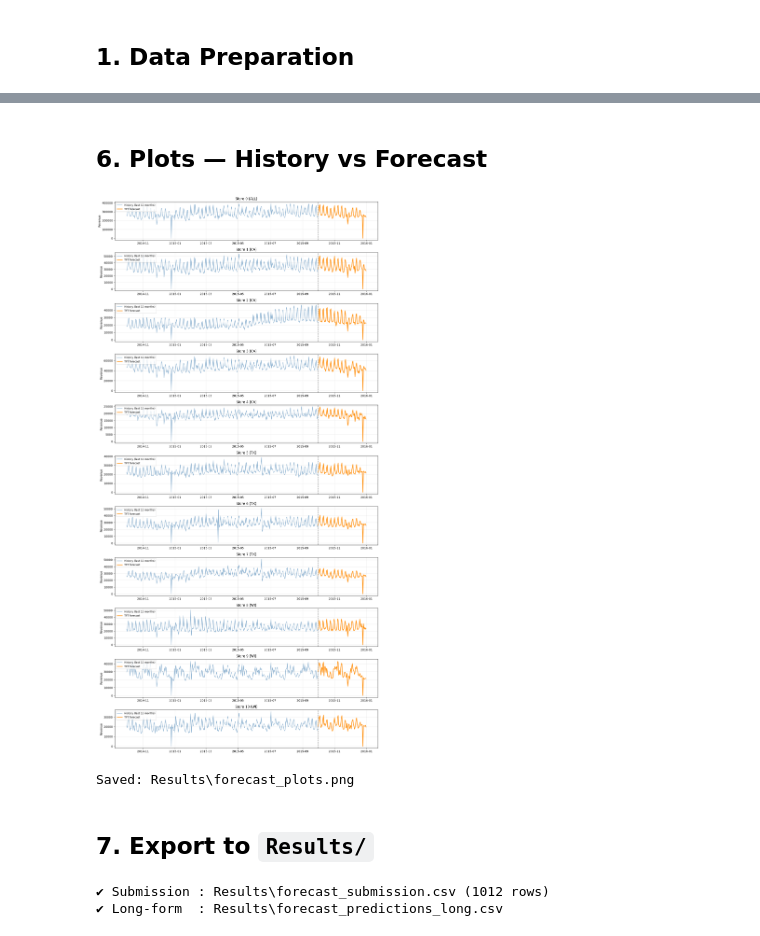
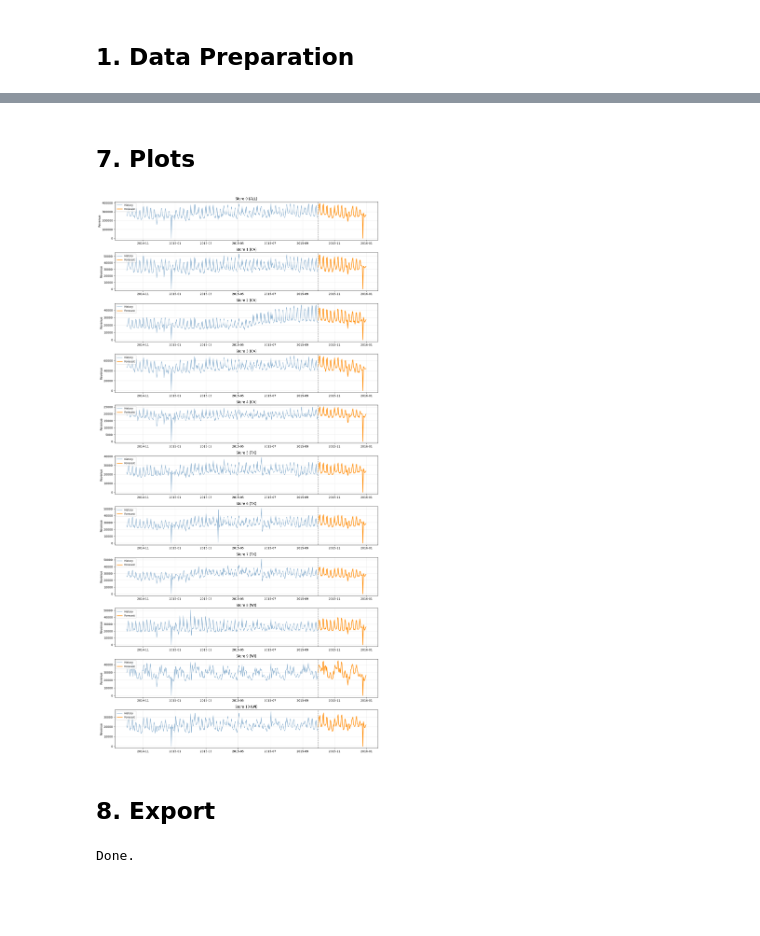
Before and after one commit to davidavivb/AdvancedML_Project, a Jupyter notebook: DeepLearning/DNNTrainer.ipynb, the cells around one changed output, grey strips where cells are left out. Drawn from its saved outputs; the diff is of its cells as text; code cells hidden in the pictures; blank space fills up the shorter version.

```diff
--- a/DeepLearning/DNNTrainer.ipynb
+++ b/DeepLearning/DNNTrainer.ipynb
@@ -445,60 +367,33 @@ Submission rows: 1012 (expected 1012)
-# %% [markdown]
-## 6. Plots — History vs Forecast
+# %% [markdown]
+## 7. Plots
 # %%
-# ═══════════════════════════════════════════════════════════════════
-# Cell 7: Visualization
-# ═══════════════════════════════════════════════════════════════════
-RESULTS_DIR = "Results"
+# Cell 8: Plot
+RESULTS_DIR = 'Results'
 os.makedirs(RESULTS_DIR, exist_ok=True)
-
 n = len(all_stores)
-fig, axes = plt.subplots(n, 1, figsize=(14, 2.5 * n), sharex=False)
-if n == 1:
-    axes = [axes]
-
+fig, axes = plt.subplots(n, 1, figsize=(14, 2.5*n), sharex=False)
+if n == 1: axes = [axes]
 history_window = pd.Timedelta(days=365)
 for ax, store_id in zip(axes, all_stores):
-    store_str = str(store_id)
-    hist = df[
-        (df["store_id"] == store_str)
-        & (df["date"] < FORECAST_START)
-        & (df["date"] >= FORECAST_START - history_window)
-    ]
-    ax.plot(hist["date"], hist["revenue"], color="steelblue", alpha=0.6,
-            label="History (last 12 months)")
-
-    pred_rows = submission_long[submission_long["store_id"] == store_str].sort_values("date")
-    ax.plot(pred_rows["date"], pred_rows["prediction"], color="darkorange",
-            linewidth=2, label="TFT forecast")
-
-    state = STATE_MAP.get(store_str, "")
-    ax.axvline(FORECAST_START, linestyle="--", color="gray", alpha=0.7)
-    ax.set_title(f"Store {store_id} ({state})")
-    ax.set_ylabel("Revenue")
-    ax.grid(True, alpha=0.3)
-    ax.legend(loc="upper left", fontsize=9)
-
+    s = str(store_id)
+    hist = df[(df['store_id']==s)&(df['date']<FORECAST_START)&(df['date']>=FORECAST_START-history_window)]
+    ax.plot(hist['date'], hist['revenue'], color='steelblue', alpha=0.6, label='History')
+    pred = submission_long[submission_long['store_id']==s].sort_values('date')
+    ax.plot(pred['date'], pred['prediction'], color='darkorange', linewidth=2, label='Forecast')
+    ax.axvline(FORECAST_START, linestyle='--', color='gray', alpha=0.7)
+    ax.set_title(f'Store {store_id} ({STATE_MAP.get(s,"")})')
+    ax.set_ylabel('Revenue'); ax.grid(True, alpha=0.3); ax.legend(loc='upper left', fontsize=9)
 plt.tight_layout()
-plot_path = os.path.join(RESULTS_DIR, "forecast_plots.png")
-plt.savefig(plot_path, dpi=120, bbox_inches="tight")
+plt.savefig(os.path.join(RESULTS_DIR,'forecast_plots.png'), dpi=120, bbox_inches='tight')
 plt.show()
-print(f"Saved: {plot_path}")
 # %% [output]
-[figure, old version]
+[figure, new version]
-Saved: Results\forecast_plots.png
 # %% [markdown]
-## 7. Export to `Results/`
+## 8. Export
 # %%
-# ═══════════════════════════════════════════════════════════════════
-# Cell 8: Save results
-# ═══════════════════════════════════════════════════════════════════
-submission_path = os.path.join(RESULTS_DIR, "forecast_submission.csv")
-submission.to_csv(submission_path, index=False)
-print(f"✔ Submission : {submission_path} ({len(submission)} rows)")
-
-long_path = os.path.join(RESULTS_DIR, "forecast_predictions_long.csv")
-submission_long.to_csv(long_path, index=False)
-print(f"✔ Long-form  : {long_path}")
+# Cell 9: Export
+submission.to_csv(os.path.join(RESULTS_DIR,'forecast_submission.csv'), index=False)
+submission_long.to_csv(os.path.join(RESULTS_DIR,'forecast_predictions_long.csv'), index=False)
+print('Done.')
 # %% [output]
-✔ Submission : Results\forecast_submission.csv (1012 rows)
-✔ Long-form  : Results\forecast_predictions_long.csv
+Done.
```
Also changed, not shown: parts of 19 cells of this notebook.
